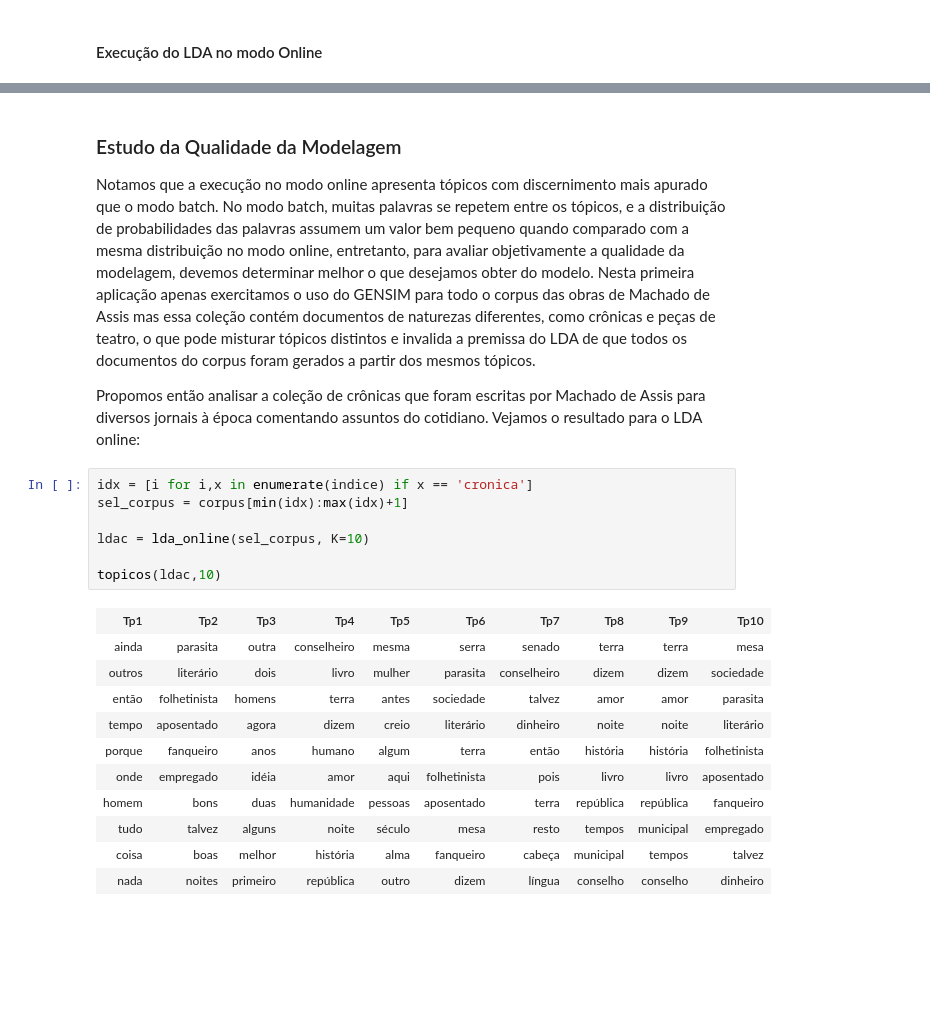
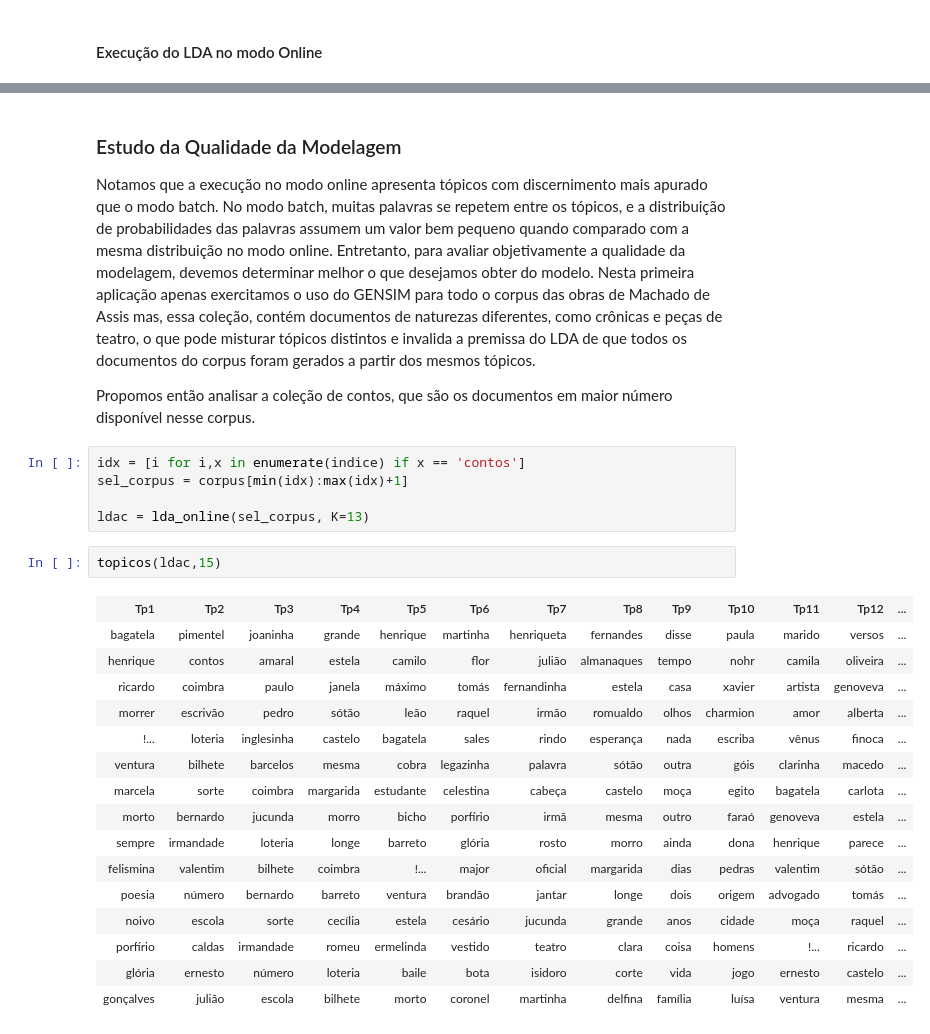
Before and after one commit to sergiosilvar/fgv_modelagem_assuntos, a Jupyter notebook: LDA_Machado.ipynb, the cells around one changed output, grey strips where cells are left out. Drawn from its saved outputs; the diff is of its cells as text; blank space fills up the shorter version.

```diff
--- a/LDA_Machado.ipynb
+++ b/LDA_Machado.ipynb
@@ -367,26 +348,31 @@ distribuicoes(lda)
 # %% [markdown]
 ### Estudo da Qualidade da Modelagem
 
-Notamos que a execução no modo online apresenta tópicos com discernimento mais apurado que o modo batch. No modo batch, muitas palavras se repetem entre os tópicos, e a distribuição de probabilidades das palavras assumem um valor bem pequeno quando comparado com a mesma distribuição no modo online, entretanto, para avaliar objetivamente a qualidade da modelagem, devemos determinar melhor o que desejamos obter do modelo. Nesta primeira aplicação apenas exercitamos o uso do GENSIM para todo o corpus das obras de Machado de Assis mas essa coleção contém documentos de naturezas diferentes, como crônicas e peças de teatro, o que pode misturar tópicos distintos e invalida a premissa do LDA de que todos os documentos do corpus foram gerados a partir dos mesmos tópicos.
+Notamos que a execução no modo online apresenta tópicos com discernimento mais apurado que o modo batch. No modo batch, muitas palavras se repetem entre os tópicos, e a distribuição de probabilidades das palavras assumem um valor bem pequeno quando comparado com a mesma distribuição no modo online. Entretanto, para avaliar objetivamente a qualidade da modelagem, devemos determinar melhor o que desejamos obter do modelo. Nesta primeira aplicação apenas exercitamos o uso do GENSIM para todo o corpus das obras de Machado de Assis mas, essa coleção, contém documentos de naturezas diferentes, como crônicas e peças de teatro, o que pode misturar tópicos distintos e invalida a premissa do LDA de que todos os documentos do corpus foram gerados a partir dos mesmos tópicos.
 
-Propomos então analisar a coleção de crônicas que foram escritas por Machado de Assis para diversos jornais à época comentando assuntos do cotidiano. Vejamos o resultado para o LDA online:
+Propomos então analisar a coleção de contos, que são os documentos em maior número disponível nesse corpus.
 # %%
-idx = [i for i,x in enumerate(indice) if x == 'cronica']
+idx = [i for i,x in enumerate(indice) if x == 'contos']
 sel_corpus = corpus[min(idx):max(idx)+1]
 
-ldac = lda_online(sel_corpus, K=10)
-
-topicos(ldac,10)
+ldac = lda_online(sel_corpus, K=13)
-# %% [output]
-| Tp1 | Tp2 | Tp3 | Tp4 | Tp5 | Tp6 | Tp7 | Tp8 | Tp9 | Tp10 |
-| ainda | parasita | outra | conselheiro | mesma | serra | senado | terra | terra | mesa |
-| outros | literário | dois | livro | mulher | parasita | conselheiro | dizem | dizem | sociedade |
-| então | folhetinista | homens | terra | antes | sociedade | talvez | amor | amor | parasita |
-| tempo | aposentado | agora | dizem | creio | literário | dinheiro | noite | noite | literário |
-| porque | fanqueiro | anos | humano | algum | terra | então | história | história | folhetinista |
-| onde | empregado | idéia | amor | aqui | folhetinista | pois | livro | livro | aposentado |
-| homem | bons | duas | humanidade | pessoas | aposentado | terra | república | república | fanqueiro |
-| tudo | talvez | alguns | noite | século | mesa | resto | tempos | municipal | empregado |
-| coisa | boas | melhor | história | alma | fanqueiro | cabeça | municipal | tempos | talvez |
-| nada | noites | primeiro | república | outro | dizem | língua | conselho | conselho | dinheiro |
+# %%
+topicos(ldac,15)
+# %% [output]
+| Tp1 | Tp2 | Tp3 | Tp4 | Tp5 | Tp6 | Tp7 | Tp8 | Tp9 | Tp10 | Tp11 | Tp12 | ... |
+| bagatela | pimentel | joaninha | grande | henrique | martinha | henriqueta | fernandes | disse | paula | marido | versos | ... |
+| henrique | contos | amaral | estela | camilo | flor | julião | almanaques | tempo | nohr | camila | oliveira | ... |
+| ricardo | coimbra | paulo | janela | máximo | tomás | fernandinha | estela | casa | xavier | artista | genoveva | ... |
+| morrer | escrivão | pedro | sótão | leão | raquel | irmão | romualdo | olhos | charmion | amor | alberta | ... |
+| !... | loteria | inglesinha | castelo | bagatela | sales | rindo | esperança | nada | escriba | vênus | finoca | ... |
+| ventura | bilhete | barcelos | mesma | cobra | legazinha | palavra | sótão | outra | góis | clarinha | macedo | ... |
+| marcela | sorte | coimbra | margarida | estudante | celestina | cabeça | castelo | moça | egito | bagatela | carlota | ... |
+| morto | bernardo | jucunda | morro | bicho | porfírio | irmã | mesma | outro | faraó | genoveva | estela | ... |
+| sempre | irmandade | loteria | longe | barreto | glória | rosto | morro | ainda | dona | henrique | parece | ... |
+| felismina | valentim | bilhete | coimbra | !... | major | oficial | margarida | dias | pedras | valentim | sótão | ... |
+| poesia | número | bernardo | barreto | ventura | brandão | jantar | longe | dois | origem | advogado | tomás | ... |
+| noivo | escola | sorte | cecília | estela | cesário | jucunda | grande | anos | cidade | moça | raquel | ... |
+| porfírio | caldas | irmandade | romeu | ermelinda | vestido | teatro | clara | coisa | homens | !... | ricardo | ... |
+| glória | ernesto | número | loteria | baile | bota | isidoro | corte | vida | jogo | ernesto | castelo | ... |
+| gonçalves | julião | escola | bilhete | morto | coronel | martinha | delfina | família | luísa | ventura | mesma | ... |
 # %%
```
Also changed, not shown: parts of 30 cells of this notebook, 1 other file.
